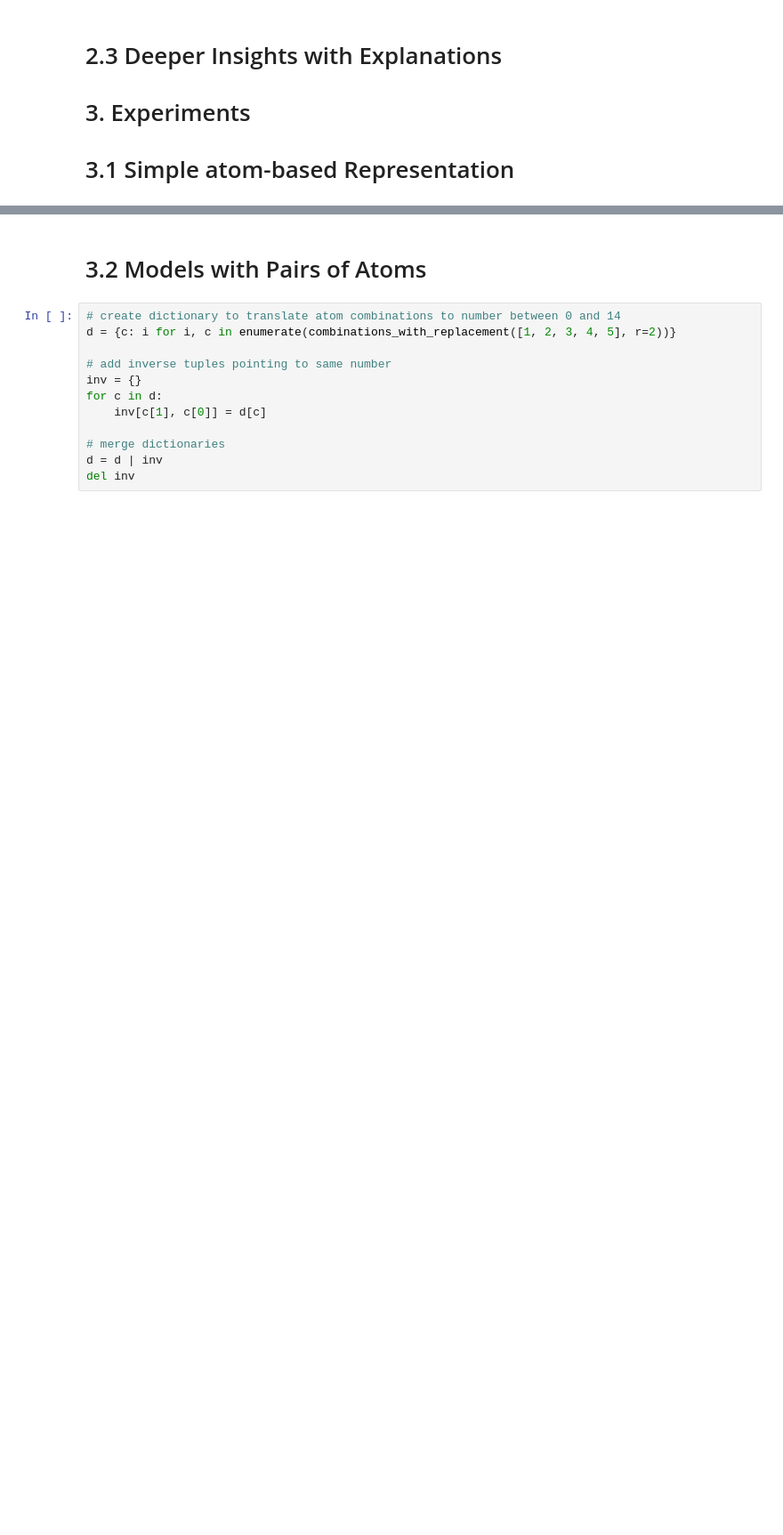
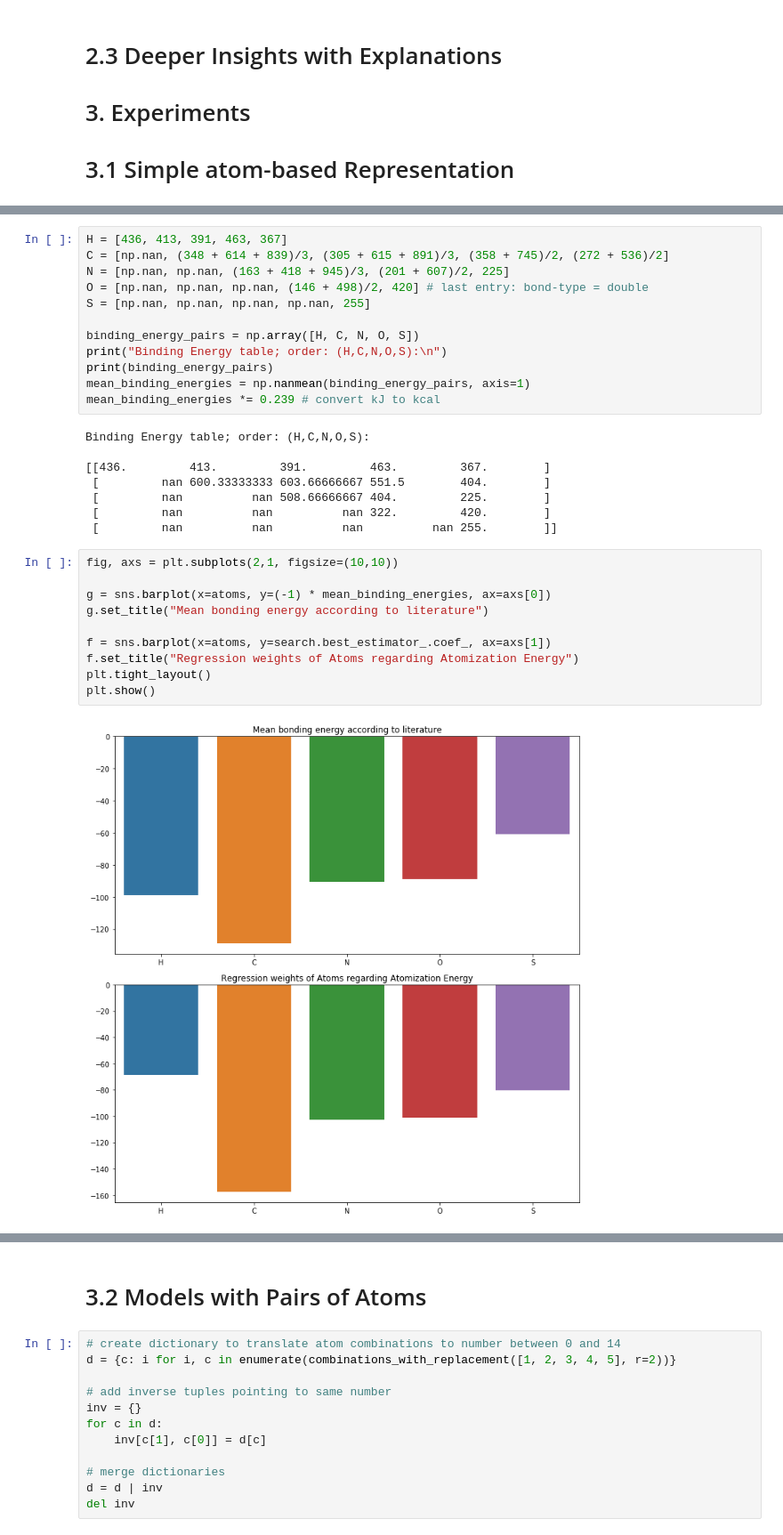
Before and after one commit to jascha-je/LabML4DS, a Jupyter notebook: p2/p2_jascha_commented_until_3.ipynb, the cells around one changed output, grey strips where cells are left out. Shown at 89% size. Saved outputs shown, nothing was run; the diff lists cells and outputs as text; blank space fills up the shorter version.

```diff
--- a/p2/p2_jascha_commented_until_3.ipynb
+++ b/p2/p2_jascha_commented_until_3.ipynb
@@ -359,0 +382,32 @@ array([6.52079079, 0.82280926, 0.62242827, 0.53515059, 0.03973327])
+# %%
+H = [436, 413, 391, 463, 367]
+C = [np.nan, (348 + 614 + 839)/3, (305 + 615 + 891)/3, (358 + 745)/2, (272 + 536)/2]
+N = [np.nan, np.nan, (163 + 418 + 945)/3, (201 + 607)/2, 225]
+O = [np.nan, np.nan, np.nan, (146 + 498)/2, 420] # last entry: bond-type = double
+S = [np.nan, np.nan, np.nan, np.nan, 255]
+
+binding_energy_pairs = np.array([H, C, N, O, S])
+print("Binding Energy table; order: (H,C,N,O,S):\n")
+print(binding_energy_pairs)
+mean_binding_energies = np.nanmean(binding_energy_pairs, axis=1)
+mean_binding_energies *= 0.239 # convert kJ to kcal
+# %% [output]
+Binding Energy table; order: (H,C,N,O,S):
+
+[[436.         413.         391.         463.         367.        ]
+ [         nan 600.33333333 603.66666667 551.5        404.        ]
+ [         nan          nan 508.66666667 404.         225.        ]
+ [         nan          nan          nan 322.         420.        ]
+ [         nan          nan          nan          nan 255.        ]]
+# %%
+fig, axs = plt.subplots(2,1, figsize=(10,10))
+
+g = sns.barplot(x=atoms, y=(-1) * mean_binding_energies, ax=axs[0])
+g.set_title("Mean bonding energy according to literature")
+
+f = sns.barplot(x=atoms, y=search.best_estimator_.coef_, ax=axs[1])
+f.set_title("Regression weights of Atoms regarding Atomization Energy")
+plt.tight_layout()
+plt.show()
+# %% [output]
+[figure, added]
```
Also changed, not shown: parts of 30 cells of this notebook, 1 other file.
